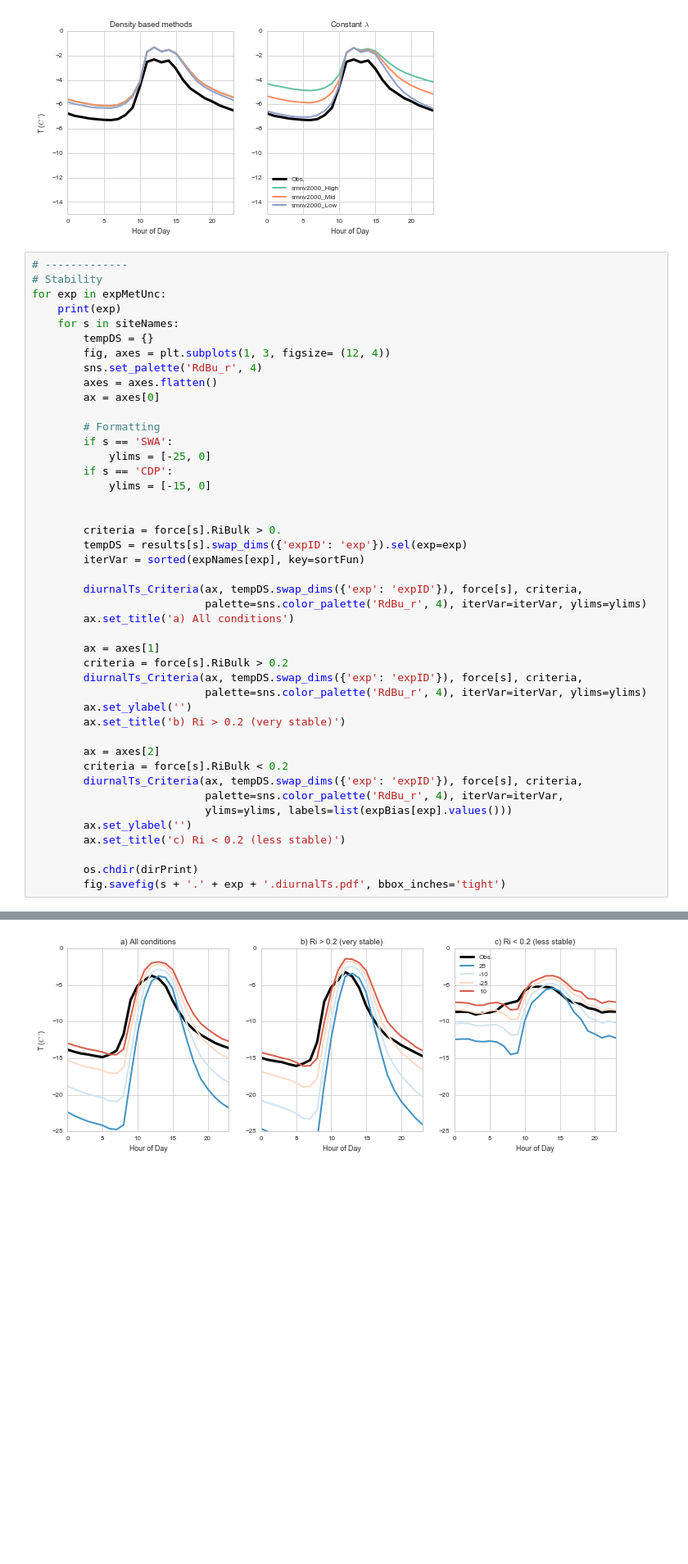
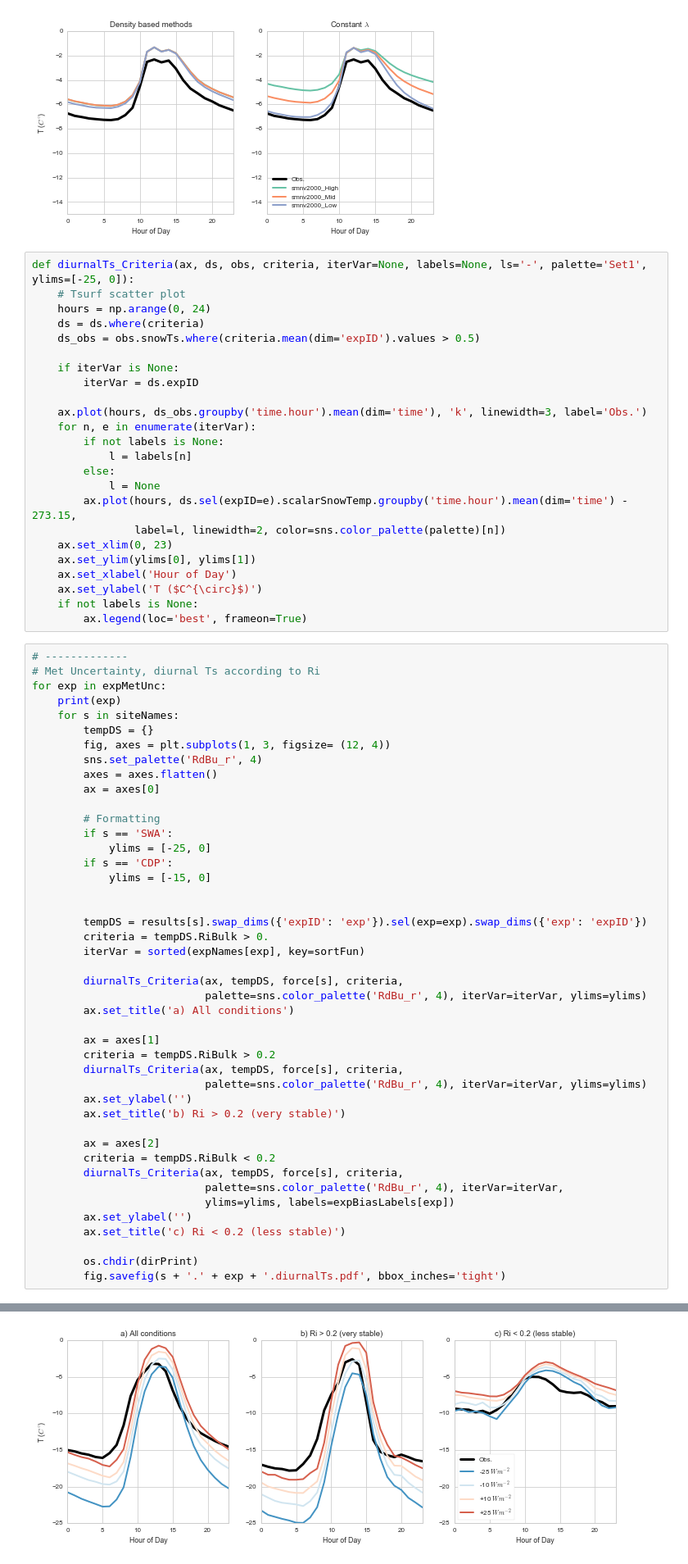
Before and after one commit to klapo/ModTsfc, a Jupyter notebook: ModTsfc.summaResults.diurnalTs.ipynb, the cells around one changed output, grey strips where cells are left out. Shown at 82% size. Drawn from its saved outputs; the diff is of its cells as text; blank space fills up the shorter version.

```diff
--- a/ModTsfc.summaResults.diurnalTs.ipynb
+++ b/ModTsfc.summaResults.diurnalTs.ipynb
@@ -362,9 +420,33 @@ for s in siteNames:
 # %% [output]
 [figure]
 [figure]
+# %%
+def diurnalTs_Criteria(ax, ds, obs, criteria, iterVar=None, labels=None, ls='-', palette='Set1', ylims=[-25, 0]):
+    # Tsurf scatter plot
+    hours = np.arange(0, 24)
+    ds = ds.where(criteria)
+    ds_obs = obs.snowTs.where(criteria.mean(dim='expID').values > 0.5)
+
+    if iterVar is None:
+        iterVar = ds.expID
+
+    ax.plot(hours, ds_obs.groupby('time.hour').mean(dim='time'), 'k', linewidth=3, label='Obs.')
+    for n, e in enumerate(iterVar):
+        if not labels is None:
+            l = labels[n]
+        else:
+            l = None
+        ax.plot(hours, ds.sel(expID=e).scalarSnowTemp.groupby('time.hour').mean(dim='time') - 273.15,
+                label=l, linewidth=2, color=sns.color_palette(palette)[n])
+    ax.set_xlim(0, 23)
+    ax.set_ylim(ylims[0], ylims[1])
+    ax.set_xlabel('Hour of Day')
+    ax.set_ylabel('T ($C^{\circ}$)')
+    if not labels is None:
+        ax.legend(loc='best', frameon=True)
 # %%
 # -------------
-# Stability
+# Met Uncertainty, diurnal Ts according to Ri
 for exp in expMetUnc:
     print(exp)
     for s in siteNames:
@@ -377,39 +459,39 @@ for exp in expMetUnc:
         # Formatting
         if s == 'SWA':
             ylims = [-25, 0]
         if s == 'CDP':
             ylims = [-15, 0]
 
 
-        criteria = force[s].RiBulk > 0.
-        tempDS = results[s].swap_dims({'expID': 'exp'}).sel(exp=exp)
+        tempDS = results[s].swap_dims({'expID': 'exp'}).sel(exp=exp).swap_dims({'exp': 'expID'})
+        criteria = tempDS.RiBulk > 0.
         iterVar = sorted(expNames[exp], key=sortFun)
 
-        diurnalTs_Criteria(ax, tempDS.swap_dims({'exp': 'expID'}), force[s], criteria,
+        diurnalTs_Criteria(ax, tempDS, force[s], criteria,
                            palette=sns.color_palette('RdBu_r', 4), iterVar=iterVar, ylims=ylims)
         ax.set_title('a) All conditions')
 
         ax = axes[1]
-        criteria = force[s].RiBulk > 0.2
-        diurnalTs_Criteria(ax, tempDS.swap_dims({'exp': 'expID'}), force[s], criteria,
+        criteria = tempDS.RiBulk > 0.2
+        diurnalTs_Criteria(ax, tempDS, force[s], criteria,
                            palette=sns.color_palette('RdBu_r', 4), iterVar=iterVar, ylims=ylims)
         ax.set_ylabel('')
         ax.set_title('b) Ri > 0.2 (very stable)')
 
         ax = axes[2]
-        criteria = force[s].RiBulk < 0.2
-        diurnalTs_Criteria(ax, tempDS.swap_dims({'exp': 'expID'}), force[s], criteria,
+        criteria = tempDS.RiBulk < 0.2
+        diurnalTs_Criteria(ax, tempDS, force[s], criteria,
                            palette=sns.color_palette('RdBu_r', 4), iterVar=iterVar,
-                           ylims=ylims, labels=list(expBias[exp].values()))
+                           ylims=ylims, labels=expBiasLabels[exp])
         ax.set_ylabel('')
         ax.set_title('c) Ri < 0.2 (less stable)')
 
         os.chdir(dirPrint)
         fig.savefig(s + '.' + exp + '.diurnalTs.pdf', bbox_inches='tight')
 # %% [output]
 longwaveBias
 shortwaveBias
 specHumidBias
 airTempBias
 windBias
-[figure, old version]
+[figure, new version]
```
Also changed, not shown: parts of 20 cells of this notebook, 1 other file.
